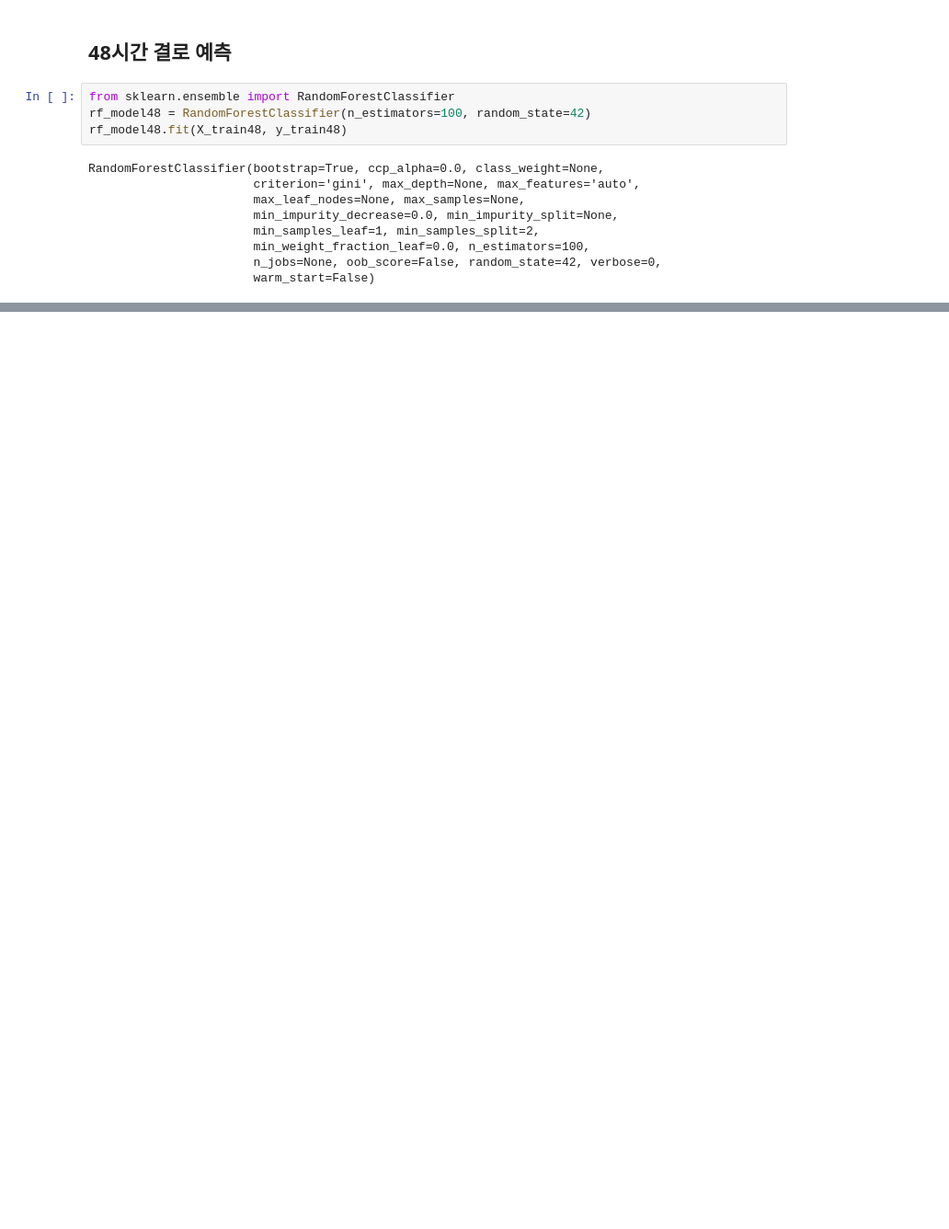
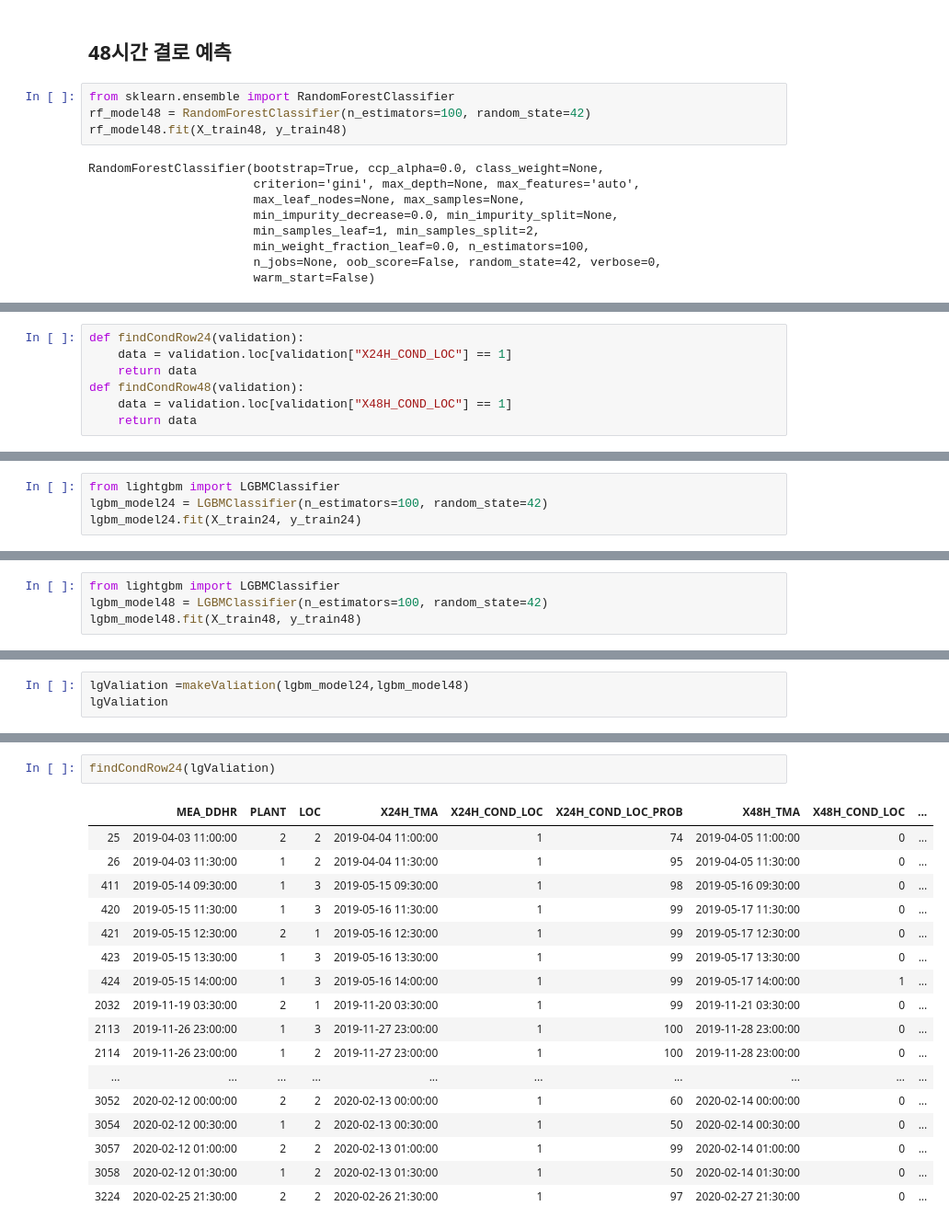
Before and after one commit to ek-koh/2020-Weather-Bigdata-Contest, a Jupyter notebook: Weather-Bigdata-Contest/3.머신러닝.ipynb, the cells around one changed output, grey strips where cells are left out. Shown: that part at 92% size. Saved outputs shown, nothing was run; the diff lists cells and outputs as text; blank space fills up the shorter version.

```diff
--- a/Weather-Bigdata-Contest/3.머신러닝.ipynb
+++ b/Weather-Bigdata-Contest/3.머신러닝.ipynb
@@ -210,0 +266,7 @@ plt.show()
+# %%
+def findCondRow24(validation):
+    data = validation.loc[validation["X24H_COND_LOC"] == 1]
+    return data
+def findCondRow48(validation):
+    data = validation.loc[validation["X48H_COND_LOC"] == 1]
+    return data
@@ -210,0 +285,4 @@ plt.show()
+# %%
+from lightgbm import LGBMClassifier
+lgbm_model24 = LGBMClassifier(n_estimators=100, random_state=42)
+lgbm_model24.fit(X_train24, y_train24)
@@ -210,0 +311,4 @@ plt.show()
+# %%
+from lightgbm import LGBMClassifier
+lgbm_model48 = LGBMClassifier(n_estimators=100, random_state=42)
+lgbm_model48.fit(X_train48, y_train48)
@@ -210,0 +337,3 @@ plt.show()
+# %%
+lgValiation =makeValiation(lgbm_model24,lgbm_model48)
+lgValiation
@@ -210,0 +373,20 @@ plt.show()
+# %%
+findCondRow24(lgValiation)
+# %% [output]
+|  | MEA_DDHR | PLANT | LOC | X24H_TMA | X24H_COND_LOC | X24H_COND_LOC_PROB | X48H_TMA | X48H_COND_LOC | ... |
+| 25 | 2019-04-03 11:00:00 | 2 | 2 | 2019-04-04 11:00:00 | 1 | 74 | 2019-04-05 11:00:00 | 0 | ... |
+| 26 | 2019-04-03 11:30:00 | 1 | 2 | 2019-04-04 11:30:00 | 1 | 95 | 2019-04-05 11:30:00 | 0 | ... |
+| 411 | 2019-05-14 09:30:00 | 1 | 3 | 2019-05-15 09:30:00 | 1 | 98 | 2019-05-16 09:30:00 | 0 | ... |
+| 420 | 2019-05-15 11:30:00 | 1 | 3 | 2019-05-16 11:30:00 | 1 | 99 | 2019-05-17 11:30:00 | 0 | ... |
+| 421 | 2019-05-15 12:30:00 | 2 | 1 | 2019-05-16 12:30:00 | 1 | 99 | 2019-05-17 12:30:00 | 0 | ... |
+| 423 | 2019-05-15 13:30:00 | 1 | 3 | 2019-05-16 13:30:00 | 1 | 99 | 2019-05-17 13:30:00 | 0 | ... |
+| 424 | 2019-05-15 14:00:00 | 1 | 3 | 2019-05-16 14:00:00 | 1 | 99 | 2019-05-17 14:00:00 | 1 | ... |
+| 2032 | 2019-11-19 03:30:00 | 2 | 1 | 2019-11-20 03:30:00 | 1 | 99 | 2019-11-21 03:30:00 | 0 | ... |
+| 2113 | 2019-11-26 23:00:00 | 1 | 3 | 2019-11-27 23:00:00 | 1 | 100 | 2019-11-28 23:00:00 | 0 | ... |
+| 2114 | 2019-11-26 23:00:00 | 1 | 2 | 2019-11-27 23:00:00 | 1 | 100 | 2019-11-28 23:00:00 | 0 | ... |
+| ... | ... | ... | ... | ... | ... | ... | ... | ... | ... |
+| 3052 | 2020-02-12 00:00:00 | 2 | 2 | 2020-02-13 00:00:00 | 1 | 60 | 2020-02-14 00:00:00 | 0 | ... |
+| 3054 | 2020-02-12 00:30:00 | 1 | 2 | 2020-02-13 00:30:00 | 1 | 50 | 2020-02-14 00:30:00 | 0 | ... |
+| 3057 | 2020-02-12 01:00:00 | 2 | 2 | 2020-02-13 01:00:00 | 1 | 99 | 2020-02-14 01:00:00 | 0 | ... |
+| 3058 | 2020-02-12 01:30:00 | 1 | 2 | 2020-02-13 01:30:00 | 1 | 50 | 2020-02-14 01:30:00 | 0 | ... |
+| 3224 | 2020-02-25 21:30:00 | 2 | 2 | 2020-02-26 21:30:00 | 1 | 97 | 2020-02-27 21:30:00 | 0 | ... |
```
Also changed, not shown: parts of 55 cells of this notebook, 7 other files.
